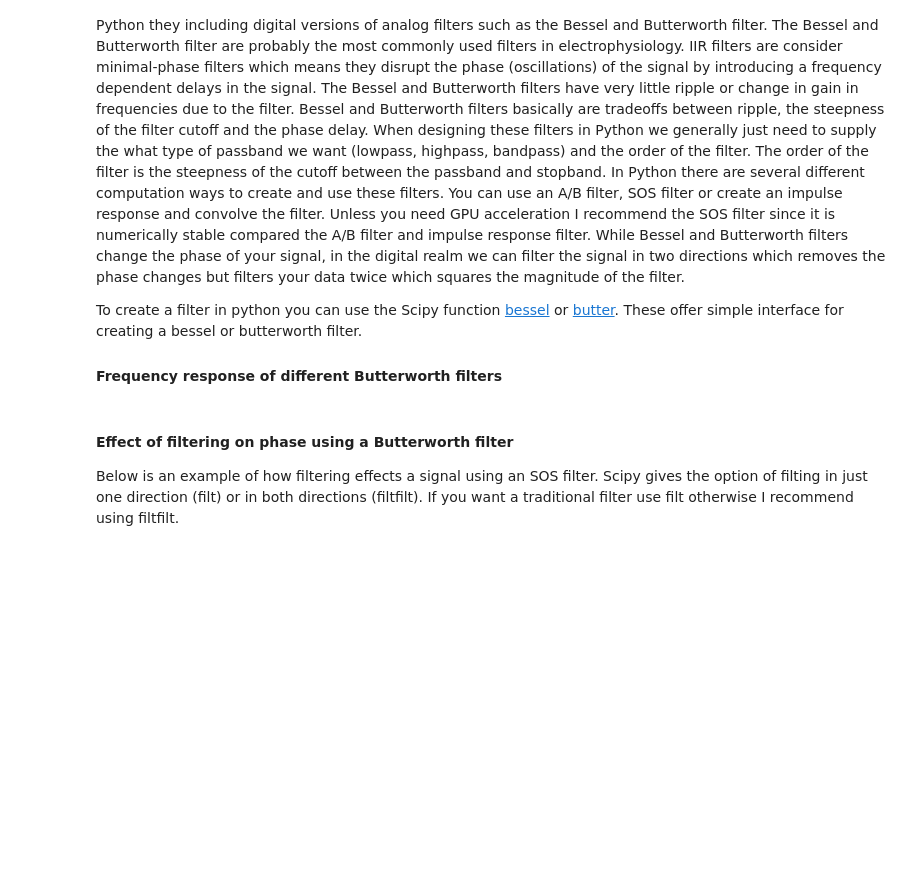
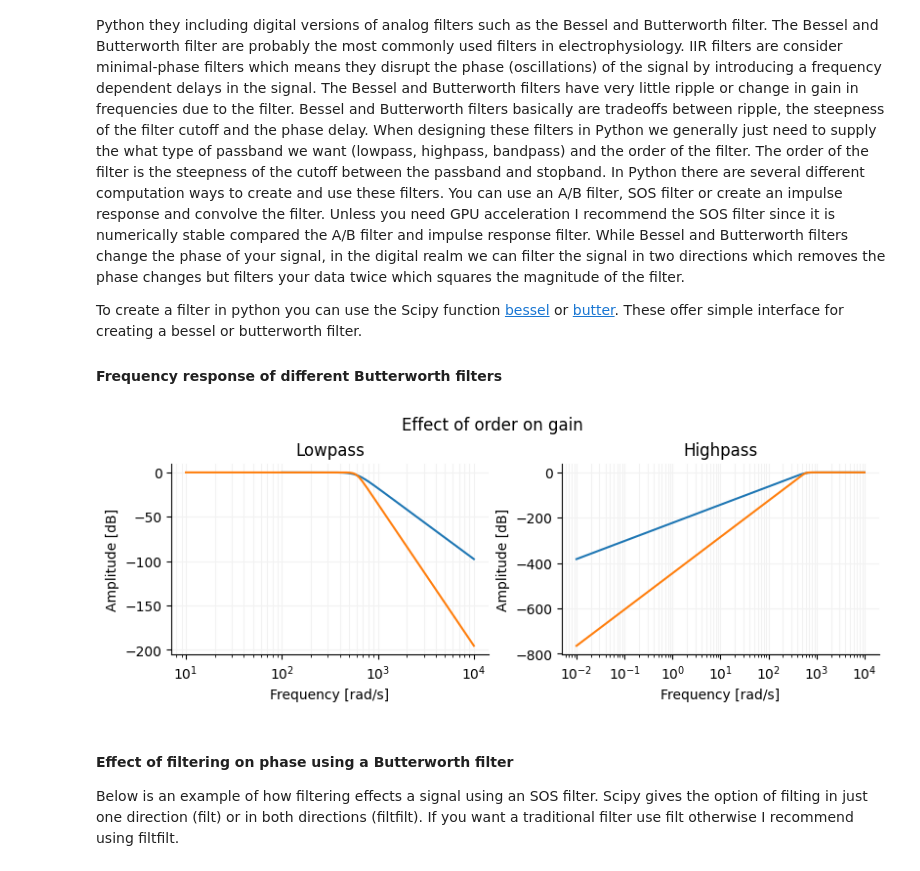
Before and after one commit to LarsHenrikNelson/PatchClampHandbook, a Jupyter notebook: nb/signal_processing.ipynb, the cells around one changed output. Cells and saved outputs as stored; diff of their text form; code cells hidden in the pictures; blank space fills up the shorter version.

Commit message:
Fixed an error in the signal_processing chapter.

```diff
--- a/nb/signal_processing.ipynb
+++ b/nb/signal_processing.ipynb
@@ -160,28 +174,30 @@ To create a filter in python you can use the Scipy function [bessel](https://doc
 # %%
 fig, ax = plt.subplots(ncols=2, figsize=(8, 3), constrained_layout=True)
 fig.suptitle("Effect of order on gain")
 ax[0].set_title("Lowpass")
 ax[1].set_title("Highpass")
 for i in ax:
     format_ax(i)
     i.set_xlabel("Frequency [rad/s]")
     i.set_ylabel("Amplitude [dB]")
 for j in [
     (4, 600, "lowpass"),
     (8, 600, "lowpass"),
 ]:
-    b, a = signal.butter(j[0], [j[1]], btype=j[2], analog=True)
+    b, a = signal.butter(N=j[0], Wn=j[1], btype=j[2], analog=True)
     w, h = signal.freqs(b, a)
     w, h = signal.freqs(b, a)
     ax[0].semilogx(w, 20 * np.log10(abs(h)))
 for j in [
     (4, 600, "highpass"),
     (8, 600, "highpass"),
 ]:
-    b, a = signal.butter(j[0], [j[1]], btype=j[2], analog=True)
+    b, a = signal.butter(N=j[0], Wn=j[1], btype=j[2], analog=True)
     w, h = signal.freqs(b, a)
     w, h = signal.freqs(b, a)
     ax[1].semilogx(w, 20 * np.log10(abs(h)))
+# %% [output]
+[figure, added]
 # %% [markdown]
 #### Effect of filtering on phase using a Butterworth filter
 Below is an example of how filtering effects a signal using an SOS filter. Scipy gives the option of filting in just one direction (filt) or in both directions (filtfilt). If you want a traditional filter use filt otherwise I recommend using filtfilt.
```
Also changed, not shown: parts of 11 cells of this notebook.
